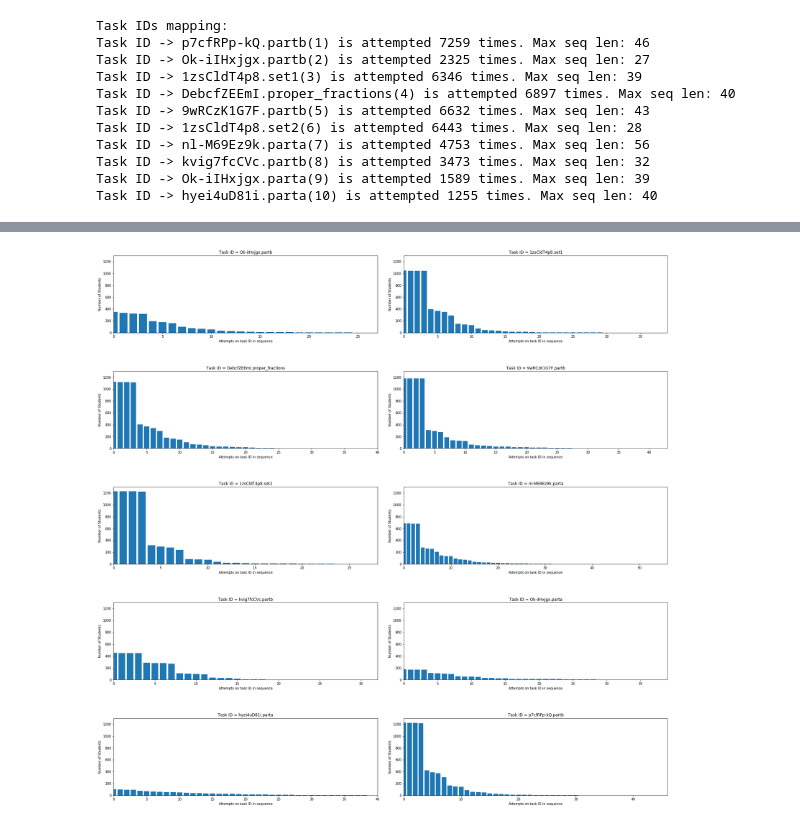
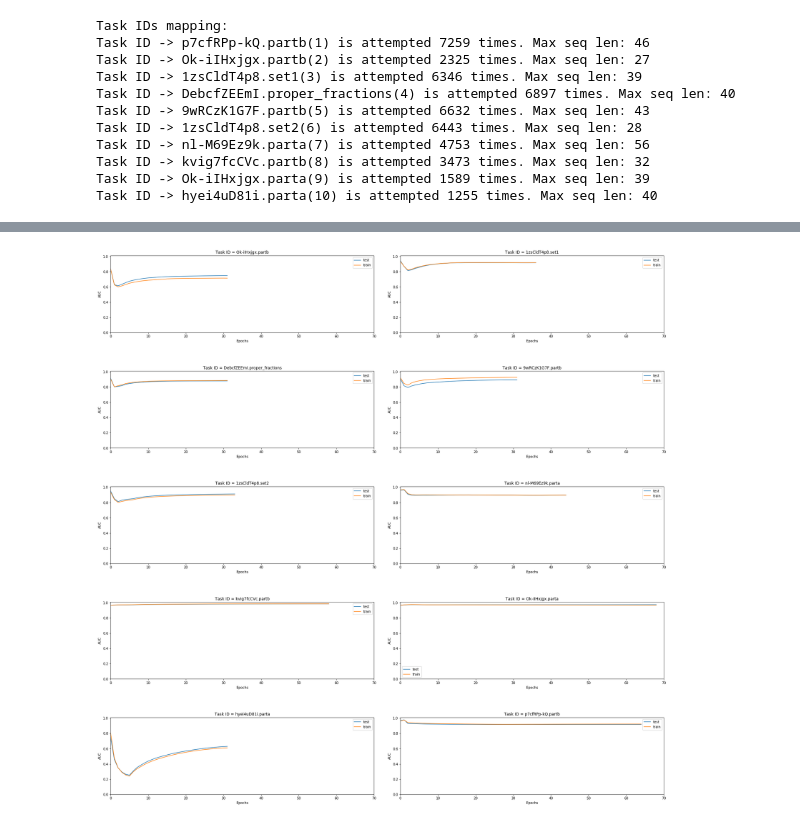
Before and after one commit to aroraakshit/deep_knowledge_tracing, a Jupyter notebook: notebooks/separate_models.ipynb, the cells around one changed output, grey strips where cells are left out. Saved outputs shown, nothing was run; the diff lists cells and outputs as text; code cells hidden in the pictures.

```diff
--- a/notebooks/separate_models.ipynb
+++ b/notebooks/separate_models.ipynb
@@ -74,3 +74,6 @@ Task ID -> nl-M69Ez9k.parta(7) is attempted 4753 times. Max seq len: 56
 Task ID -> kvig7fcCVc.partb(8) is attempted 3473 times. Max seq len: 32
 Task ID -> Ok-iIHxjgx.parta(9) is attempted 1589 times. Max seq len: 39
 Task ID -> hyei4uD81i.parta(10) is attempted 1255 times. Max seq len: 40
+# %%
+split = int(0.8*len(student_vectors))
+print(split)
@@ -106,9 +315,20 @@ for k in another_2:
+# %%
+proportion_right = {}
+proportion_wrong = {}
+
+proportion_right['p7cfRPp-kQ.partb train'] = np.zeros((max(seqlen_tasks['p7cfRPp-kQ.partb'])),dtype=np.float64)
+proportion_right['p7cfRPp-kQ.partb test'] = np.zeros((max(seqlen_tasks['p7cfRPp-kQ.partb'])),dtype=np.float64)
+proportion_wrong['p7cfRPp-kQ.partb train'] = np.zeros((max(seqlen_tasks['p7cfRPp-kQ.partb'])),dtype=np.float64)
+proportion_wrong['p7cfRPp-kQ.partb test'] = np.zeros((max(seqlen_tasks['p7cfRPp-kQ.partb'])),dtype=np.float64)
+
+for i in seqlen_tasks['p7cfRPp-kQ.partb']:
+    if(train_x[i]):
 # %%
-fig, axs = plt.subplots(5,2, figsize=(30, 30), facecolor='w', edgecolor='k')
+fig, axs = plt.subplots(1,2, figsize=(30, 30), facecolor='w', edgecolor='k')
 fig.subplots_adjust(hspace = .5, wspace=0.10)
 
 axs = axs.ravel()
-for i,value in enumerate(another_2):
+for i,value in enumerate({'p7cfRPp-kQ.partb train':1,'p7cfRPp-kQ.partb test':2}):
     N = max(seqlen_tasks[value])
     ind = np.arange(N)
     axs[i-1].bar(ind,proportion_right[value],label="got it right")
@@ -123,17 +341,17 @@ for i,value in enumerate(another_2):
 # %%
 fig, axs = plt.subplots(5,2, figsize=(30, 30), facecolor='w', edgecolor='k')
 fig.subplots_adjust(hspace = .5, wspace=0.1)
 
 axs = axs.ravel()
 
 for i,value in enumerate(another_2):
-    N = max(seqlen_tasks[value])
-    ind = np.arange(N)
-    axs[i-1].bar(ind,num_of_students[value])
-    axs[i-1].set_ylim(0,1300)
-    axs[i-1].set_xlim(0,max(seqlen_tasks[value]))
-    axs[i-1].set_xlabel("Attempts on task ID in sequence")
-    axs[i-1].set_ylabel("Number of Students")
+    axs[i-1].plot(test_AUC_all_tasks[value],label='test')
+    axs[i-1].plot(train_AUC_all_tasks[value],label='train')
+    axs[i-1].set_ylim(0,1.01)
+    axs[i-1].set_xlim(0,70)
+    axs[i-1].set_xlabel("Epochs")
+    axs[i-1].set_ylabel("AUC")
+    axs[i-1].legend(loc="best")
     axs[i-1].set_title("Task ID = "+str(value))
 # %% [output]
-[figure, old version]
+[figure, new version]
```
Also changed, not shown: parts of 9 cells of this notebook, 1 other file.
